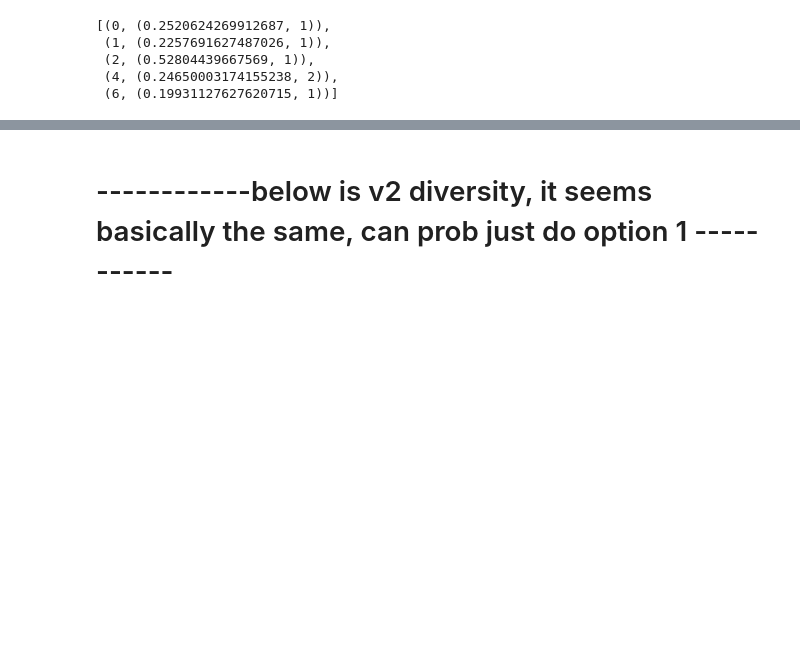
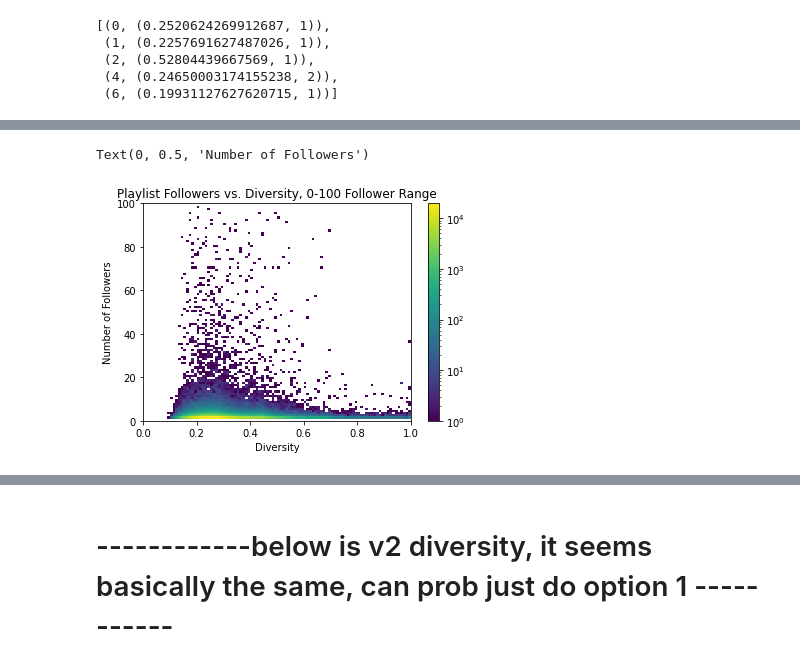
Before and after one commit to Ferev/playlist_popularity, a Jupyter notebook: [Q1] Tagged Playlists.ipynb, the cells around one changed output, grey strips where cells are left out. Saved outputs shown, nothing was run; the diff lists cells and outputs as text; code cells hidden in the pictures; blank space fills up the shorter version.

```diff
--- a/[Q1] Tagged Playlists.ipynb
+++ b/[Q1] Tagged Playlists.ipynb
@@ -158,0 +156,23 @@ matplotlib.pyplot.bar(xcoords,buckets)
+# %%
+type(playlist_data.values())
+# print(playlist_data.values())
+xFollows = []
+yDiversity = []
+for pairs in playlist_data.values():
+    xFollows.append(pairs[0])
+    yDiversity.append(pairs[1])
+fig, ax = matplotlib.pyplot.subplots()
+
+hi = ax.hist2d(x=xFollows, y=yDiversity, bins=100,range=[[0,1],[0,100]], norm = matplotlib.colors.LogNorm())
+
+fig.colorbar(hi[3], ax=ax)
+#ax.hist2d(x=xFollows, y=yDiversity, bins=10000)
+
+# matplotlib.pyplot.ylim(0, 100)
+
+matplotlib.pyplot.title("Playlist Followers vs. Diversity, 0-100 Follower Range")
+matplotlib.pyplot.xlabel("Diversity")
+matplotlib.pyplot.ylabel("Number of Followers")
+# %% [output]
+Text(0, 0.5, 'Number of Followers')
+[figure, added]
```
Also changed, not shown: parts of 6 cells of this notebook.
